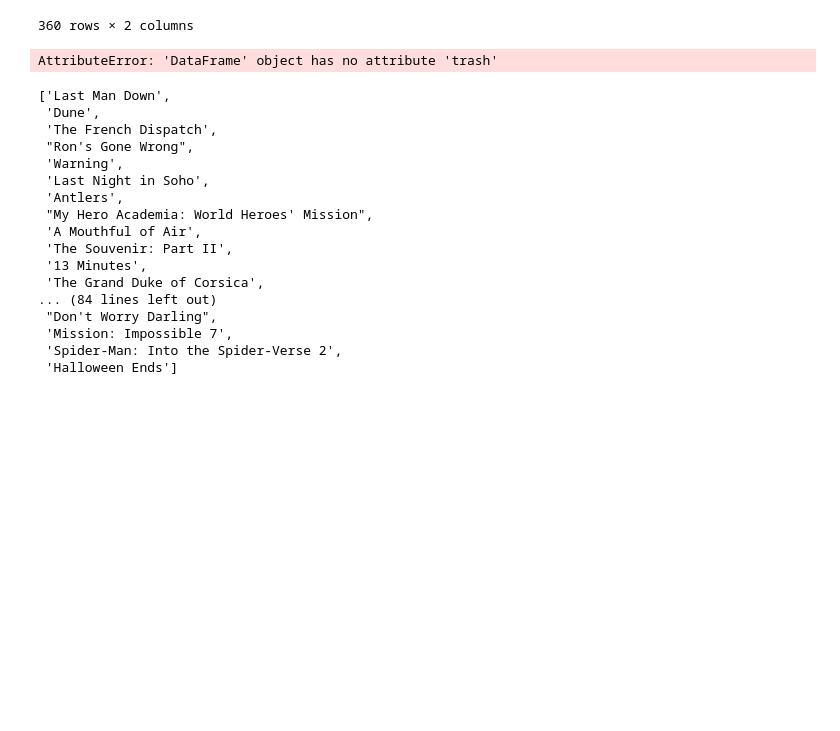
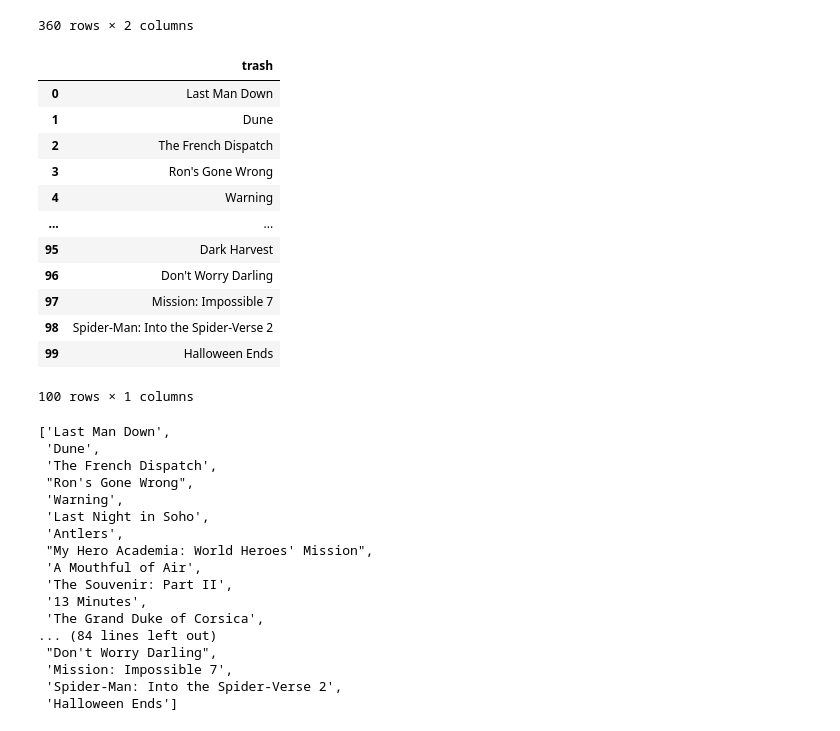
Before and after one commit to ashleighdevito/final_project, a Jupyter notebook: movie_list/comingsoon.ipynb, the cells around one changed output. Saved outputs shown, nothing was run; the diff lists cells and outputs as text; code cells hidden in the pictures; blank space fills up the shorter version.

```diff
--- a/movie_list/comingsoon.ipynb
+++ b/movie_list/comingsoon.ipynb
@@ -111,11 +111,23 @@ test_2
 360 rows × 2 columns
 # %%
 upcoming_list = pd.DataFrame(test_2["trash"])
-upcoming_list = upcoming_list[upcoming_list.trash!="None"]
-#upcoming_list = upcoming_list[(upcoming_list["trash"]!="None")]
-#upcoming_list[["trash","trash2"]]=test["trash"].str.split(" (",1,expand=True)
+upcoming_list = upcoming_list.iloc[:100,:]
+upcoming_list[["trash","trash2"]]=upcoming_list["trash"].str.split("(",1,expand=True)
+upcoming_list = pd.DataFrame(upcoming_list["trash"])
+upcoming_list.to_csv('output/upcoming.csv',header=True)
 upcoming_list
-#upcoming_list.to_csv('upcoming.csv',header=True)
 # %% [output]
+|  | trash |
+| 0 | Last Man Down |
+| 1 | Dune |
+| 2 | The French Dispatch |
+| 3 | Ron's Gone Wrong |
+| 4 | Warning |
+| ... | ... |
+| 95 | Dark Harvest |
+| 96 | Don't Worry Darling |
+| 97 | Mission: Impossible 7 |
+| 98 | Spider-Man: Into the Spider-Verse 2 |
+| 99 | Halloween Ends |
-AttributeError: 'DataFrame' object has no attribute 'trash'
+100 rows × 1 columns
 # %%
```
Also changed, not shown: parts of 3 cells of this notebook, 9 other files.
